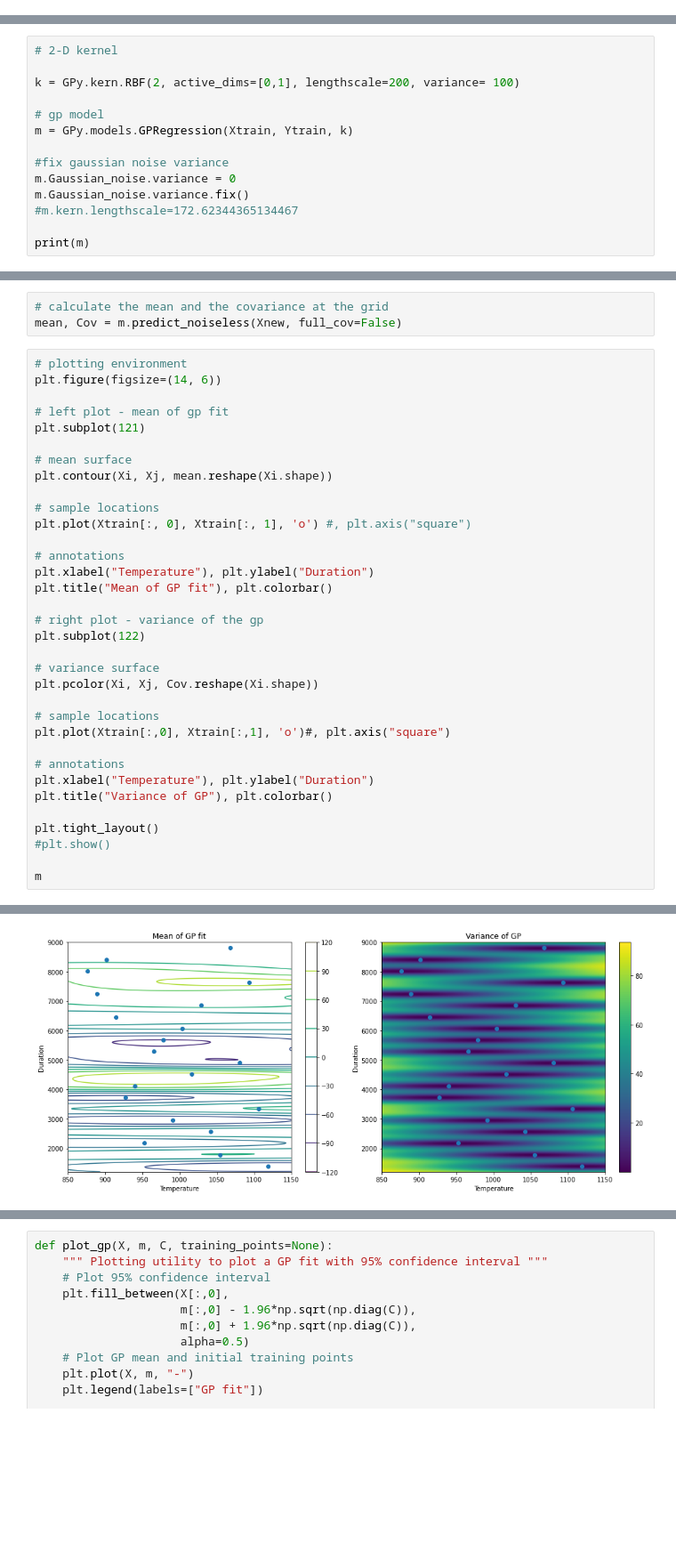
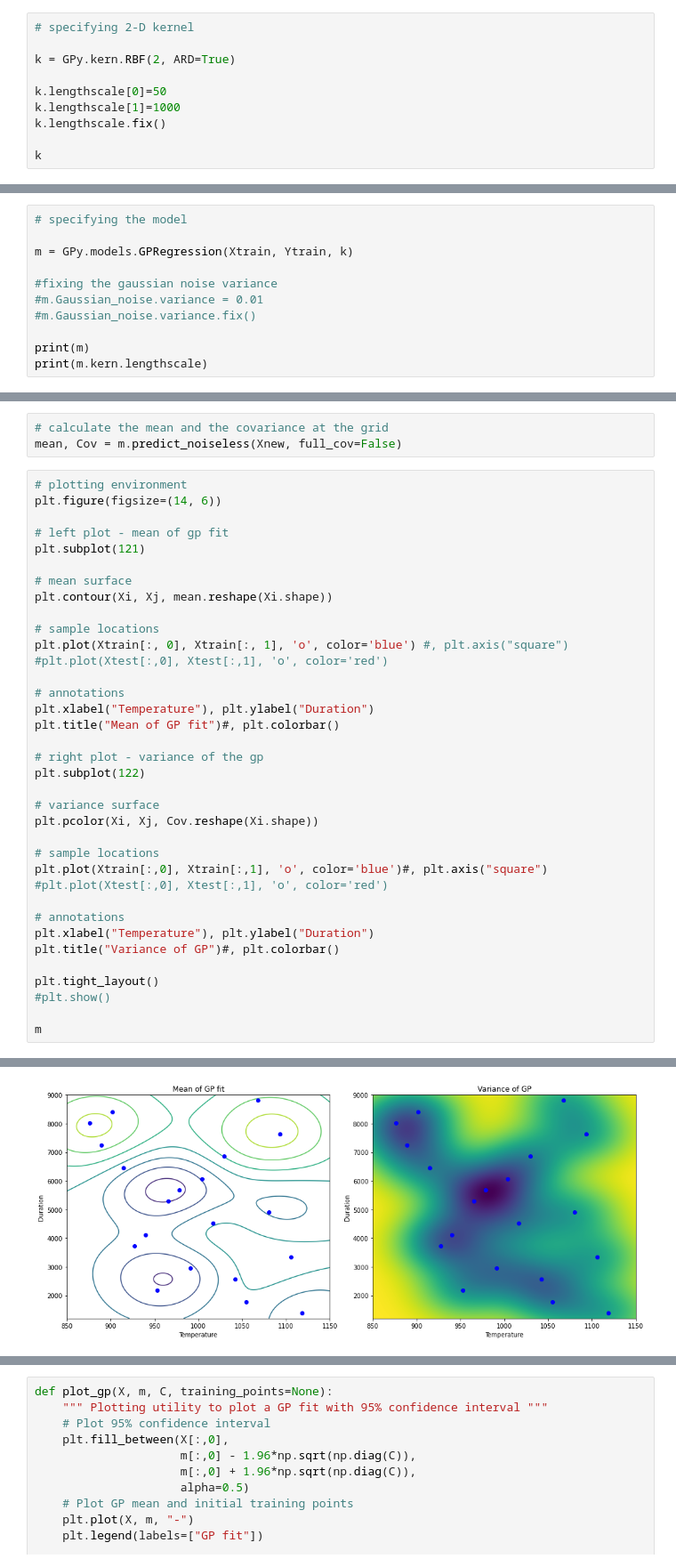
Before and after one commit to jwwtc/code, a Jupyter notebook: gaussian_process_regression/main2.ipynb, the cells around one changed output, grey strips where cells are left out. Shown: that part at 89% size. Cells and saved outputs as stored; diff of their text form; blank space fills up the shorter version.

Commit message:
ard-se kernel hack

```diff
--- a/gaussian_process_regression/main2.ipynb
+++ b/gaussian_process_regression/main2.ipynb
@@ -60,3 +83,13 @@ plt.tight_layout()
 plt.show()
 # %% [output]
 [figure]
+# %%
+# specifying 2-D kernel
+
+k = GPy.kern.RBF(2, ARD=True)
+
+k.lengthscale[0]=50
+k.lengthscale[1]=1000
+k.lengthscale.fix()
+
+k
@@ -63,16 +100,13 @@ plt.show()
 # %%
-# 2-D kernel
+# specifying the model
 
-k = GPy.kern.RBF(2, active_dims=[0,1], lengthscale=200, variance= 100)
-
-# gp model
 m = GPy.models.GPRegression(Xtrain, Ytrain, k)
 
-#fix gaussian noise variance
-m.Gaussian_noise.variance = 0
-m.Gaussian_noise.variance.fix()
-#m.kern.lengthscale=172.62344365134467
+#fixing the gaussian noise variance
+#m.Gaussian_noise.variance = 0.01
+#m.Gaussian_noise.variance.fix()
 
 print(m)
+print(m.kern.lengthscale)
 # %% [output]
 Name : GP regression
@@ -172,11 +212,12 @@ plt.subplot(121)
 plt.contour(Xi, Xj, mean.reshape(Xi.shape))
 
 # sample locations
-plt.plot(Xtrain[:, 0], Xtrain[:, 1], 'o') #, plt.axis("square")
+plt.plot(Xtrain[:, 0], Xtrain[:, 1], 'o', color='blue') #, plt.axis("square")
+#plt.plot(Xtest[:,0], Xtest[:,1], 'o', color='red')
 
 # annotations
 plt.xlabel("Temperature"), plt.ylabel("Duration")
-plt.title("Mean of GP fit"), plt.colorbar()
+plt.title("Mean of GP fit")#, plt.colorbar()
 
 # right plot - variance of the gp
 plt.subplot(122)
@@ -185,11 +226,12 @@ plt.subplot(122)
 plt.pcolor(Xi, Xj, Cov.reshape(Xi.shape))
 
 # sample locations
-plt.plot(Xtrain[:,0], Xtrain[:,1], 'o')#, plt.axis("square")
+plt.plot(Xtrain[:,0], Xtrain[:,1], 'o', color='blue')#, plt.axis("square")
+#plt.plot(Xtest[:,0], Xtest[:,1], 'o', color='red')
 
 # annotations
 plt.xlabel("Temperature"), plt.ylabel("Duration")
-plt.title("Variance of GP"), plt.colorbar()
+plt.title("Variance of GP")#, plt.colorbar()
 
 plt.tight_layout()
 #plt.show()
@@ -208,4 +250,4 @@ Updates: True
-[figure, old version]
+[figure, new version]
 # %%
 slices = [100, 200, 300]
 figure = GPy.plotting.plotting_library().figure(3, 1)
```
Also changed, not shown: parts of 12 cells of this notebook.
